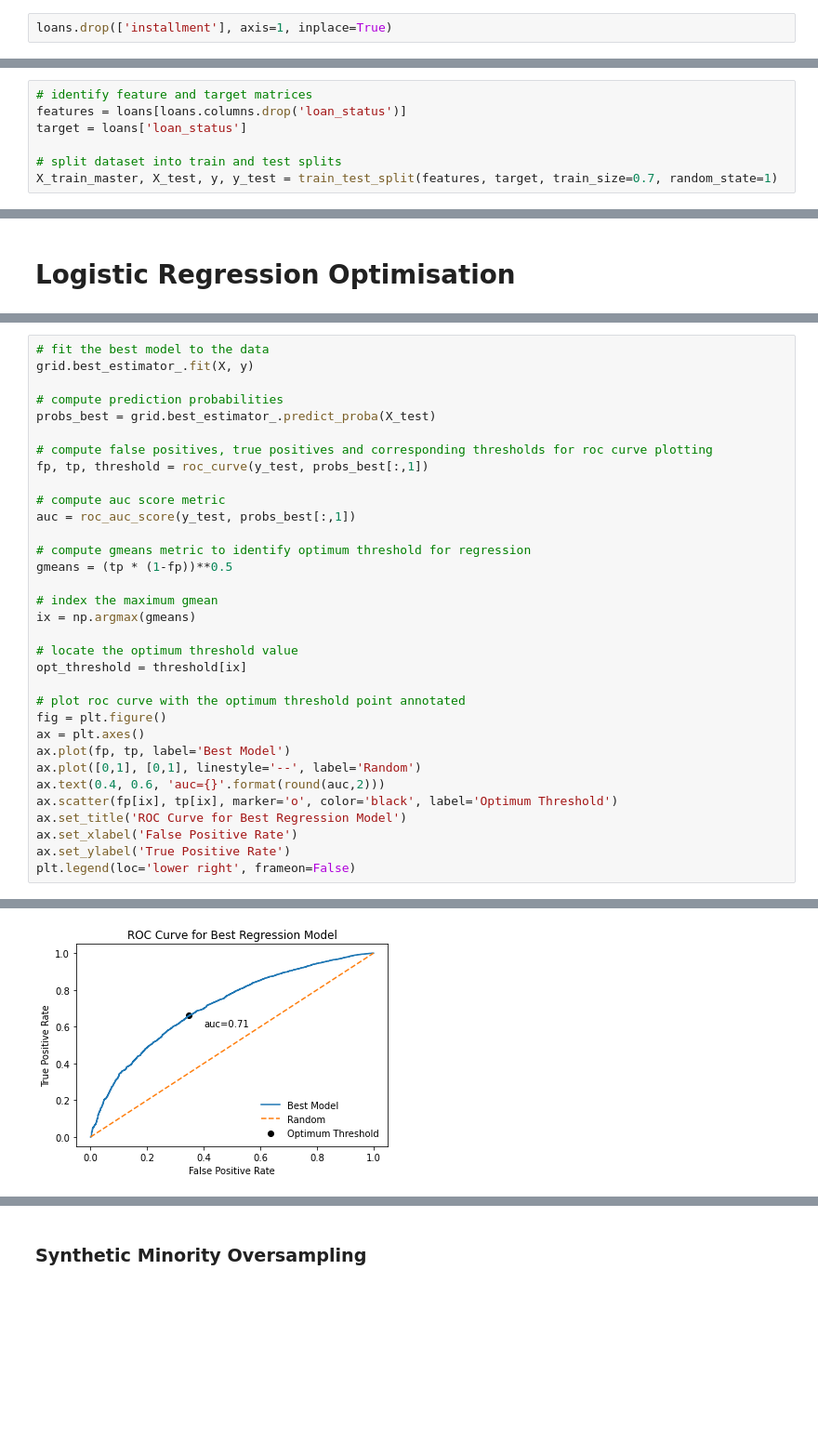
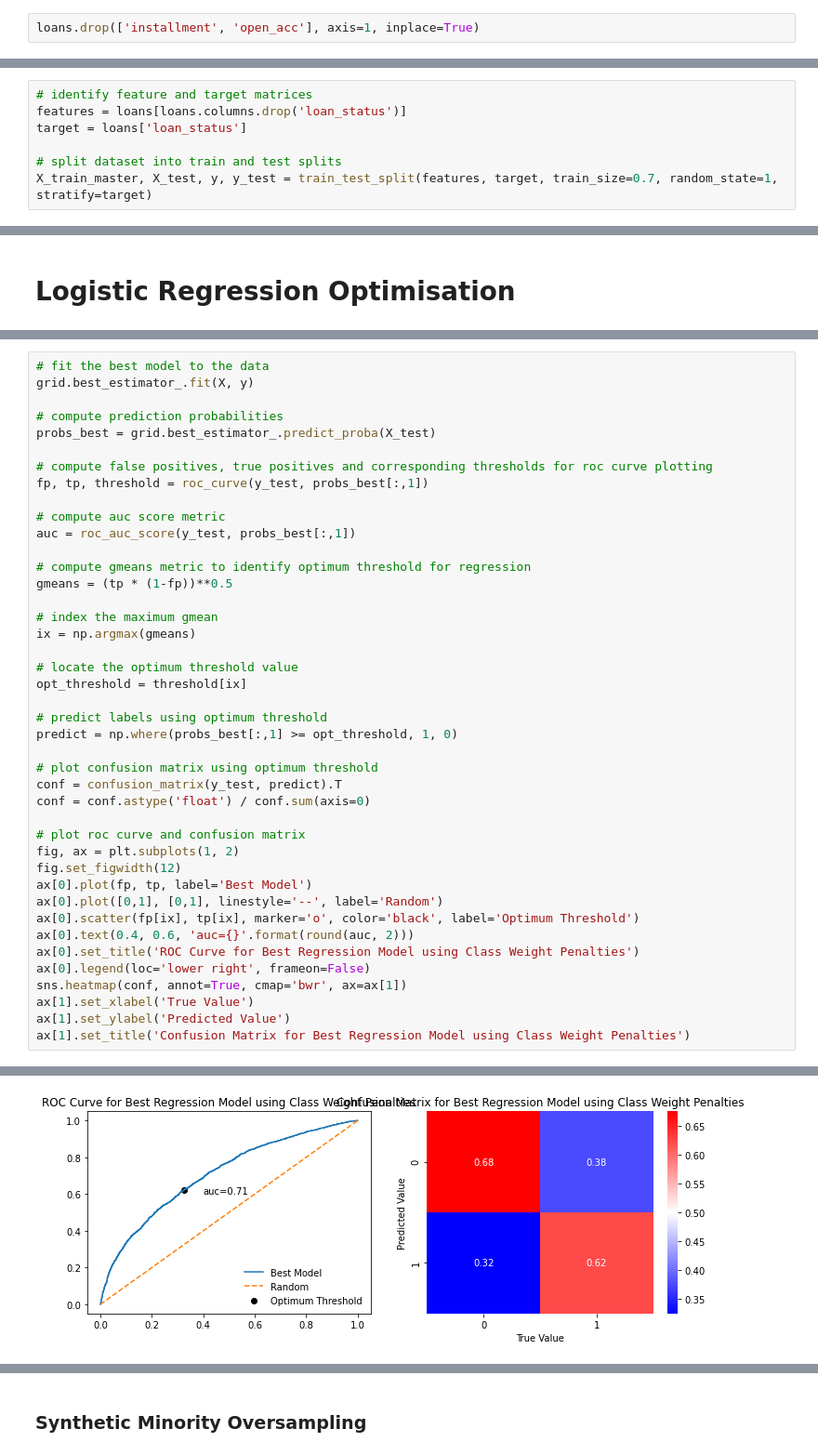
Before and after one commit to billy-moore-98/loan-prediction, a Jupyter notebook: loan_prediction_model.ipynb, the cells around one changed output, grey strips where cells are left out. Shown: that part at 93% size. Saved outputs shown, nothing was run; the diff lists cells and outputs as text; blank space fills up the shorter version.

```diff
--- a/loan_prediction_model.ipynb
+++ b/loan_prediction_model.ipynb
@@ -211,5 +213,5 @@ There seems to be a strong correlation between *loan_amnt* and *installment*, we
 # %%
-loans.drop(['installment'], axis=1, inplace=True)
+loans.drop(['installment', 'open_acc'], axis=1, inplace=True)
 # %% [markdown]
 ### Creating Dummy Variables
 # %% [markdown]
@@ -290,7 +292,7 @@ features = loans[loans.columns.drop('loan_status')]
 target = loans['loan_status']
 
 # split dataset into train and test splits
-X_train_master, X_test, y, y_test = train_test_split(features, target, train_size=0.7, random_state=1)
+X_train_master, X_test, y, y_test = train_test_split(features, target, train_size=0.7, random_state=1, stratify=target)
 # %% [markdown]
 ### Scaling Numerical Features
 # %% [markdown]
@@ -452,15 +471,24 @@ ix = np.argmax(gmeans)
 # locate the optimum threshold value
 opt_threshold = threshold[ix]
 
-# plot roc curve with the optimum threshold point annotated
-fig = plt.figure()
-ax = plt.axes()
-ax.plot(fp, tp, label='Best Model')
-ax.plot([0,1], [0,1], linestyle='--', label='Random')
-ax.text(0.4, 0.6, 'auc={}'.format(round(auc,2)))
-ax.scatter(fp[ix], tp[ix], marker='o', color='black', label='Optimum Threshold')
-ax.set_title('ROC Curve for Best Regression Model')
-ax.set_xlabel('False Positive Rate')
-ax.set_ylabel('True Positive Rate')
-plt.legend(loc='lower right', frameon=False)
+# predict labels using optimum threshold
+predict = np.where(probs_best[:,1] >= opt_threshold, 1, 0)
+
+# plot confusion matrix using optimum threshold
+conf = confusion_matrix(y_test, predict).T
+conf = conf.astype('float') / conf.sum(axis=0)
+
+# plot roc curve and confusion matrix
+fig, ax = plt.subplots(1, 2)
+fig.set_figwidth(12)
+ax[0].plot(fp, tp, label='Best Model')
+ax[0].plot([0,1], [0,1], linestyle='--', label='Random')
+ax[0].scatter(fp[ix], tp[ix], marker='o', color='black', label='Optimum Threshold')
+ax[0].text(0.4, 0.6, 'auc={}'.format(round(auc, 2)))
+ax[0].set_title('ROC Curve for Best Regression Model using Class Weight Penalties')
+ax[0].legend(loc='lower right', frameon=False)
+sns.heatmap(conf, annot=True, cmap='bwr', ax=ax[1])
+ax[1].set_xlabel('True Value')
+ax[1].set_ylabel('Predicted Value')
+ax[1].set_title('Confusion Matrix for Best Regression Model using Class Weight Penalties')
 # %% [output]
@@ -468 +496 @@ plt.legend(loc='lower right', frameon=False)
-[figure, old version]
+[figure, new version]
```
Also changed, not shown: parts of 23 cells of this notebook.
